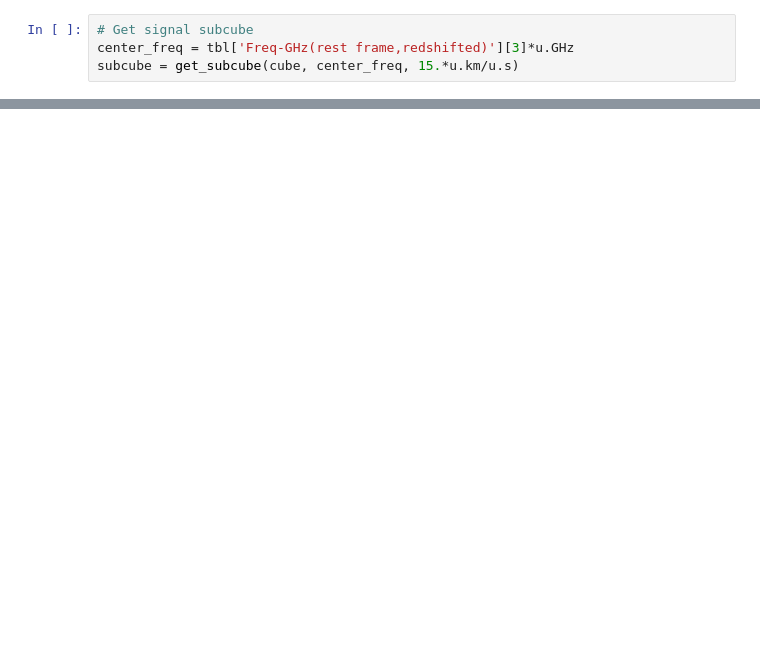
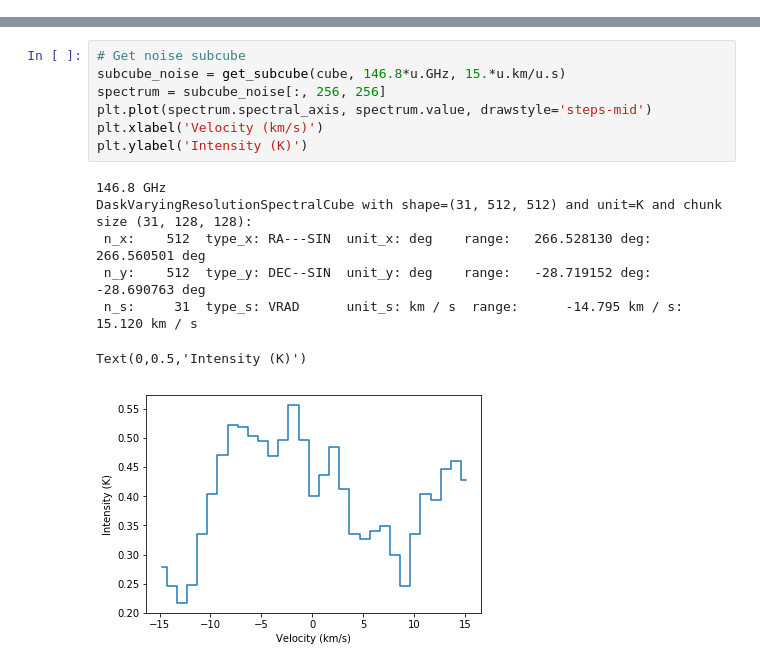
Before and after one commit to abulatek/brick, a Jupyter notebook: first_results/temperature_map.ipynb, the cells around one changed output, grey strips where cells are left out. Cells and saved outputs as stored; diff of their text form; blank space fills up the shorter version.

```diff
--- a/first_results/temperature_map.ipynb
+++ b/first_results/temperature_map.ipynb
@@ -141,4 +0,0 @@ Table length=8
-# %%
-# Get signal subcube
-center_freq = tbl['Freq-GHz(rest frame,redshifted)'][3]*u.GHz
-subcube = get_subcube(cube, center_freq, 15.*u.km/u.s)
@@ -214,0 +113,15 @@ WARNING: BeamAverageWarning: Arithmetic beam averaging is being performed.  This
+# %%
+# Get noise subcube
+subcube_noise = get_subcube(cube, 146.8*u.GHz, 15.*u.km/u.s)
+spectrum = subcube_noise[:, 256, 256]
+plt.plot(spectrum.spectral_axis, spectrum.value, drawstyle='steps-mid')
+plt.xlabel('Velocity (km/s)')
+plt.ylabel('Intensity (K)')
+# %% [output]
+146.8 GHz
+DaskVaryingResolutionSpectralCube with shape=(31, 512, 512) and unit=K and chunk size (31, 128, 128):
+ n_x:    512  type_x: RA---SIN  unit_x: deg    range:   266.528130 deg:  266.560501 deg
+ n_y:    512  type_y: DEC--SIN  unit_y: deg    range:   -28.719152 deg:  -28.690763 deg
+ n_s:     31  type_s: VRAD      unit_s: km / s  range:      -14.795 km / s:      15.120 km / s
+Text(0,0.5,'Intensity (K)')
+[figure, added]
```
Also changed, not shown: parts of 44 cells of this notebook, 6 other files.
